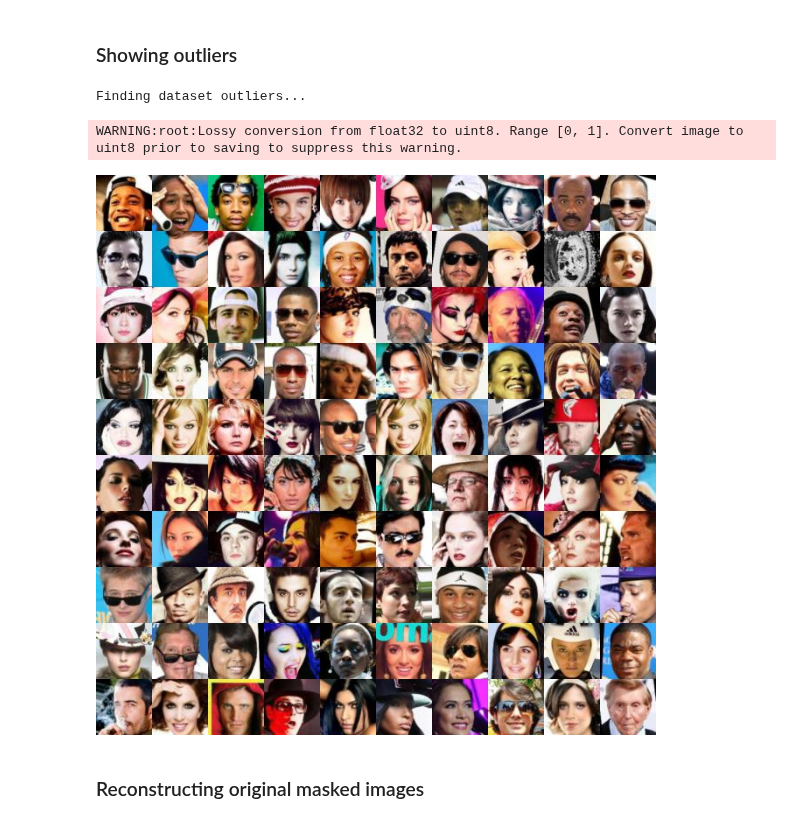
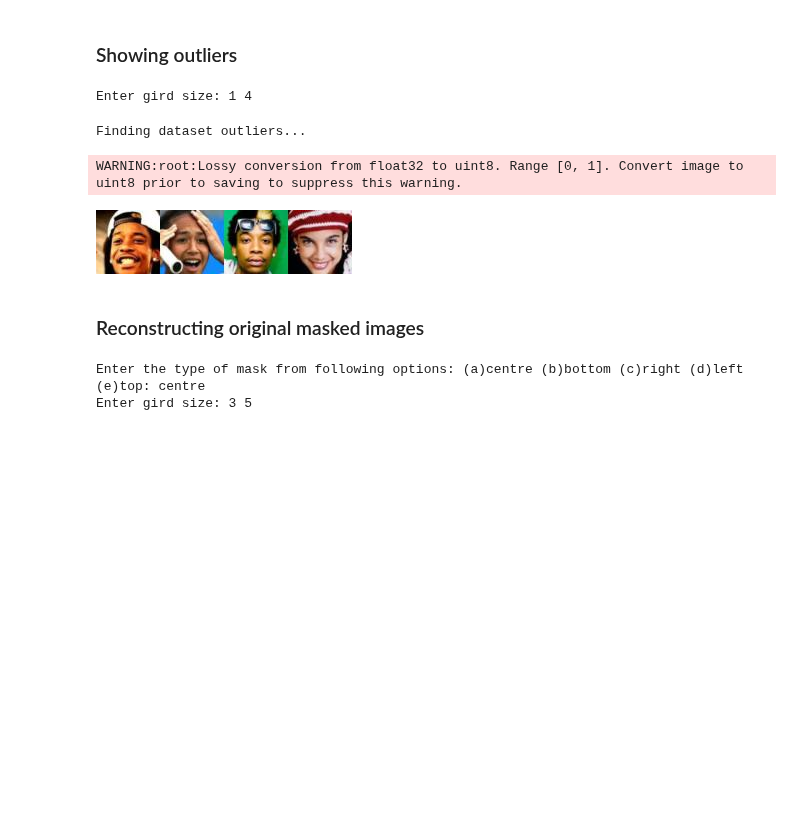
Before and after one commit to probml/probml-notebooks, a Jupyter notebook: notebooks/mix_PPCA_celeba.ipynb, the cells around one changed output. Cells and saved outputs as stored; diff of their text form; code cells hidden in the pictures; blank space fills up the shorter version.

Commit message:
user decides the gird size and mask type

```diff
--- a/notebooks/mix_PPCA_celeba.ipynb
+++ b/notebooks/mix_PPCA_celeba.ipynb
@@ -178,6 +176,16 @@ Downloading list_landmarks_align_celeba.csv.zip to ./data
 Done!
 To keep the current behavior, use torch.div(a, b, rounding_mode='trunc'), or for actual floor division, use torch.div(a, b, rounding_mode='floor'). (Triggered internally at  /pytorch/aten/src/ATen/nat ...
   return torch.floor_divide(self, other)
+# %%
+def samples_to_mosaic_any_size(gird_size, samples, image_shape=[64, 64, 3]):
+    images = samples_to_np_images(samples, image_shape)
+    num_images = images.shape[0]
+    num_cols = gird_size[1]
+    num_rows = gird_size[0]
+    rows = []
+    for i in range(num_rows):
+        rows.append(np.hstack([images[j] for j in range(i*num_cols, (i+1)*num_cols)]))
+    return np.vstack(rows)
 # %% [markdown]
 ### Loading pre-trained MFA model
 # %%
@@ -194,3 +202,5 @@ Loading pre-trained MFA model...
 <All keys matched successfully>
 # %% [markdown]
 ### Samples
+# %%
+gird_size = [int(x) for x in input("Enter gird size: ").split()]
@@ -216,0 +219,7 @@ Generating random samples...
+# %%
+print('Generating random samples...')
+rnd_samples, _ = model.sample(gird_size[0]*gird_size[1], with_noise=False) #100->n #gird_size[0]*gird_size[1]
+mosaic = samples_to_mosaic_any_size(gird_size, samples=rnd_samples, image_shape=image_shape)
+fname = os.path.join(figures_dir, 'samples.jpg')
+imwrite(fname, mosaic)
+display(Image(fname))
@@ -217,27 +230,37 @@ Generating random samples...
 # %% [markdown]
 ### Showing outliers
+# %%
+gird_size = [int(x) for x in input("Enter gird size: ").split()]
+# %% [output]
+Enter gird size: 1 4
 # %%
 if find_outliers:
     print('Finding dataset outliers...')
     loader = DataLoader(test_dataset, batch_size=batch_size, shuffle=False, num_workers=8)
     all_ll = []
     for batch_x, _ in tqdm(loader):
         all_ll.append(model.log_prob(batch_x.to(device)))
     all_ll = torch.cat(all_ll, dim=0)
     ll_sorted = torch.argsort(all_ll).cpu().numpy()
 
     all_keys = [key for key in SequentialSampler(test_dataset)]
-    outlier_samples, _ = zip(*[test_dataset[all_keys[ll_sorted[i]]] for i in range(100)])
-    mosaic = samples_to_mosaic(torch.stack(outlier_samples), image_shape=image_shape)
+    outlier_samples, _ = zip(*[test_dataset[all_keys[ll_sorted[i]]] for i in range(gird_size[0]*gird_size[1])])
+    mosaic = samples_to_mosaic_any_size(gird_size, torch.stack(outlier_samples), image_shape=image_shape)
     fname = os.path.join(figures_dir, 'outliers.jpg')
     imwrite(fname, mosaic)
     display(Image(fname))
 # %% [output]
 Finding dataset outliers...
 WARNING:root:Lossy conversion from float32 to uint8. Range [0, 1]. Convert image to uint8 prior to saving to suppress this warning.
-[figure, old version]
+[figure, new version]
 # %% [markdown]
 ### Reconstructing original masked images
+# %%
+mask_type = input("Enter the type of mask from following options: (a)centre (b)bottom (c)right (d)left (e)top: ")
+gird_size = [int(x) for x in input("Enter gird size: ").split()]
+# %% [output]
+Enter the type of mask from following options: (a)centre (b)bottom (c)right (d)left (e)top: centre
+Enter gird size: 3 5
 # %%
 if reconstruction:
     print('Reconstructing images from the trained model...')
```
Also changed, not shown: parts of 8 cells of this notebook.
